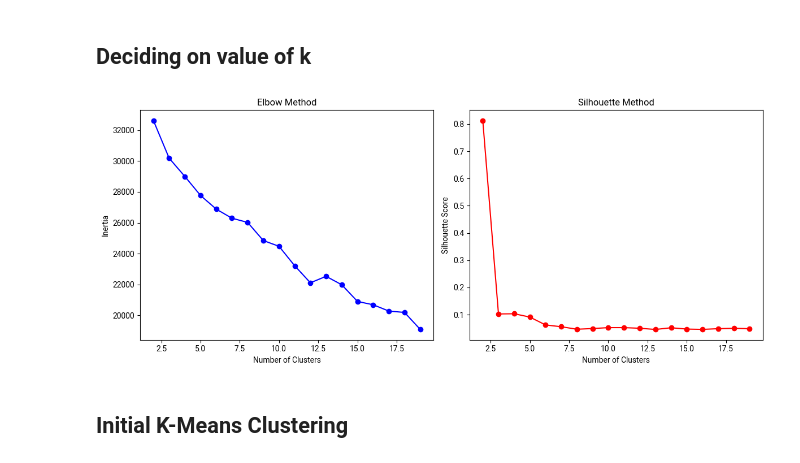
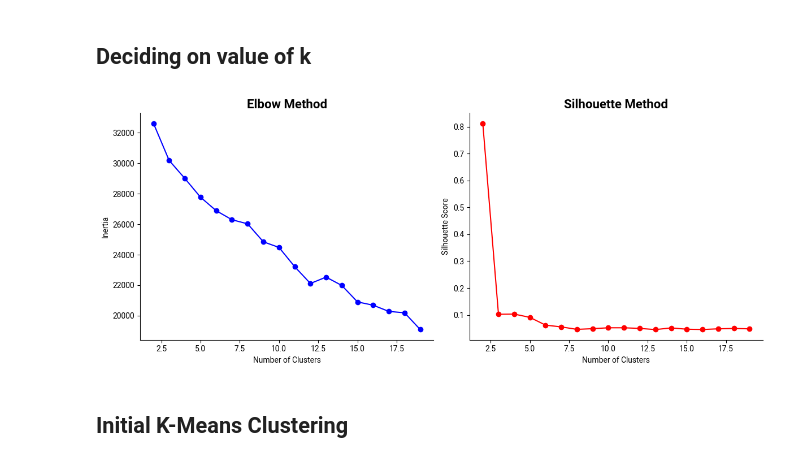
Before and after one commit to 1-gut/machine_learning_for_ibd_fatigue, a Jupyter notebook: 11_clustering_knn.ipynb, the cells around one changed output. Cells and saved outputs as stored; diff of their text form; code cells hidden in the pictures.

```diff
--- a/11_clustering_knn.ipynb
+++ b/11_clustering_knn.ipynb
@@ -27,6 +27,8 @@ import pandas as pd
 # %%
 ensure_output_dirs()
 plt.rcParams["font.family"] = ["Roboto", "Arial", "sans-serif"]
+plt.rcParams["axes.spines.top"] = False
+plt.rcParams["axes.spines.right"] = False
 # %% [markdown]
 ## Pipeline Configuration & Data Loading
 # %%
@@ -61,31 +63,31 @@ X[numerical_features] = unified_scaler.transform(X[numerical_features])
 # %%
 inertia = []
 silhouette_scores = []
 k_range = range(2, 20)
 
 for k in k_range:
     kmeans = KMeans(n_clusters=k, random_state=RANDOM_SEED)
     kmeans.fit(X)
     inertia.append(kmeans.inertia_)
     silhouette_scores.append(silhouette_score(X, kmeans.labels_))
 
 # Plot elbow curve
 plt.figure(figsize=(12, 5))
 plt.subplot(1, 2, 1)
 plt.plot(k_range, inertia, "bo-")
 plt.xlabel("Number of Clusters")
 plt.ylabel("Inertia")
-plt.title("Elbow Method")
+plt.title("Elbow Method", fontsize=16, fontweight="bold")
 plt.subplot(1, 2, 2)
 plt.plot(k_range, silhouette_scores, "ro-")
 plt.xlabel("Number of Clusters")
 plt.ylabel("Silhouette Score")
-plt.title("Silhouette Method")
+plt.title("Silhouette Method", fontsize=16, fontweight="bold")
 plt.tight_layout()
 plt.savefig(output_path / "optimal_clusters.png", dpi=300)
 plt.show()
 # %% [output]
-[figure, old version]
+[figure, new version]
 # %% [markdown]
 ## Initial K-Means Clustering
 # %%
```
Also changed, not shown: parts of 3 cells of this notebook.
